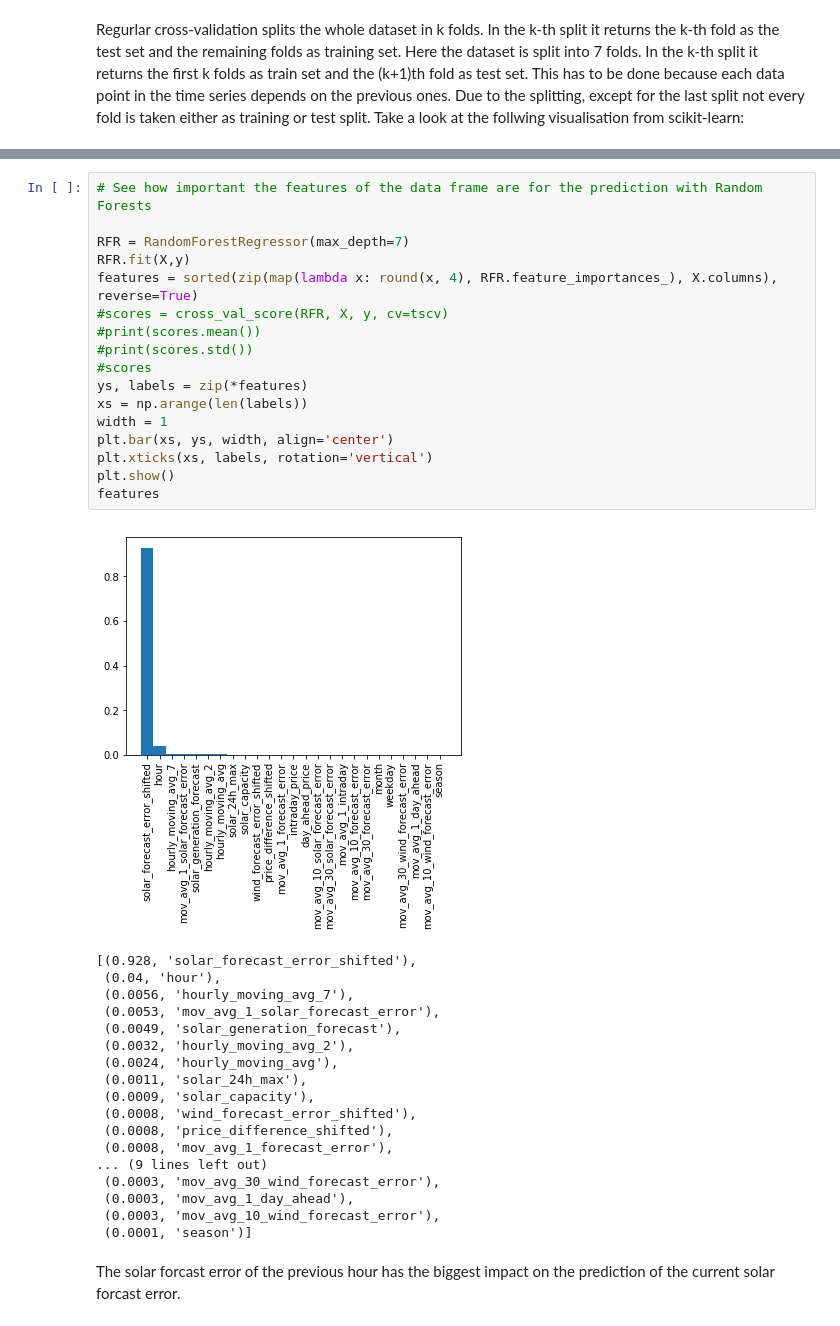
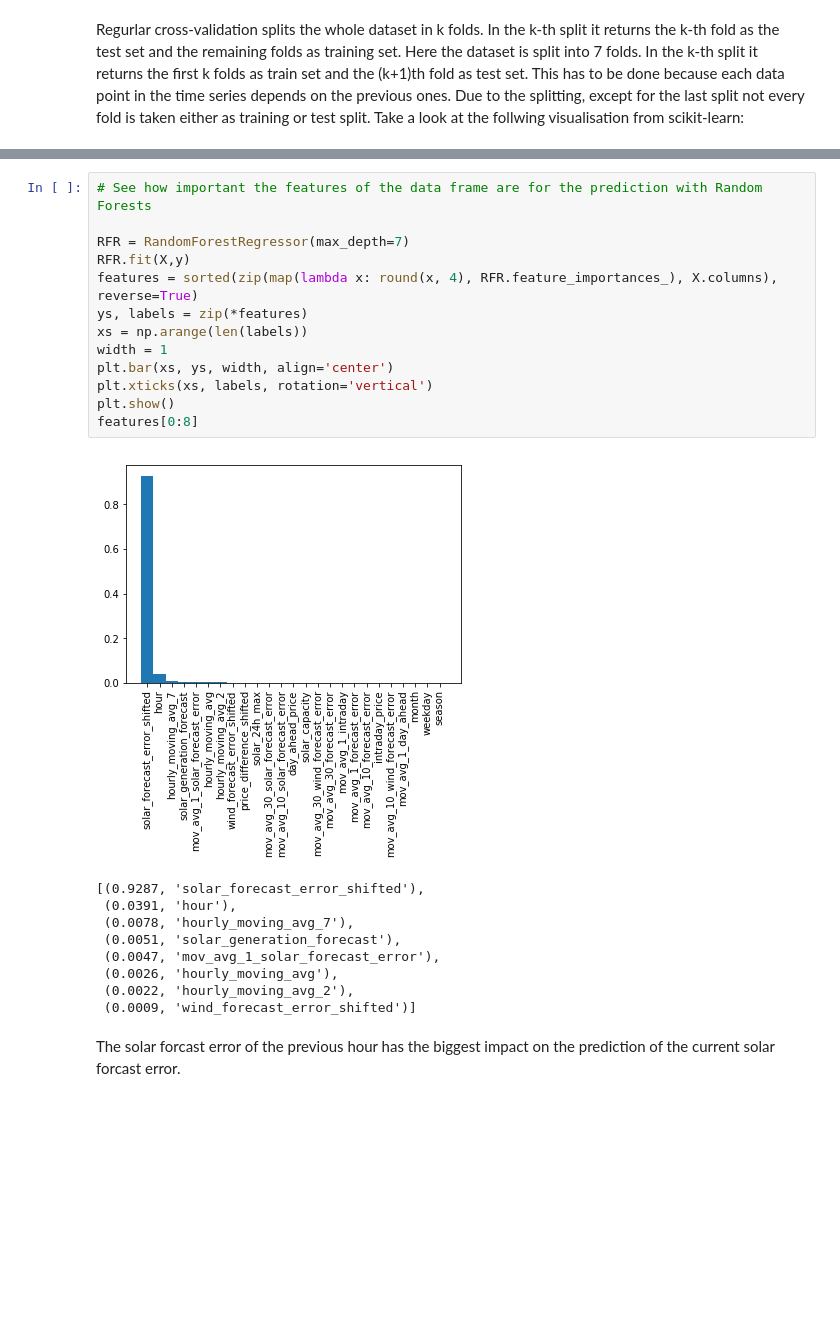
Before and after one commit to mauricepohl/pandas, a Jupyter notebook: 03_modeling/Estimating_forecast_error_Jan.ipynb, the cells around one changed output, grey strips where cells are left out. Cells and saved outputs as stored; diff of their text form; blank space fills up the shorter version.

```diff
--- a/03_modeling/Estimating_forecast_error_Jan.ipynb
+++ b/03_modeling/Estimating_forecast_error_Jan.ipynb
@@ -205,38 +234,25 @@ Done!
 # %%
 # See how important the features of the data frame are for the prediction with Random Forests
 
 RFR = RandomForestRegressor(max_depth=7)
 RFR.fit(X,y)
 features = sorted(zip(map(lambda x: round(x, 4), RFR.feature_importances_), X.columns), reverse=True)
-#scores = cross_val_score(RFR, X, y, cv=tscv)
-#print(scores.mean())
-#print(scores.std())
-#scores
 ys, labels = zip(*features)
 xs = np.arange(len(labels))
 width = 1
 plt.bar(xs, ys, width, align='center')
 plt.xticks(xs, labels, rotation='vertical')
 plt.show()
-features
+features[0:8]
 # %% [output]
-[figure, old version]
+[figure, new version]
-[(0.928, 'solar_forecast_error_shifted'),
- (0.04, 'hour'),
- (0.0056, 'hourly_moving_avg_7'),
- (0.0053, 'mov_avg_1_solar_forecast_error'),
- (0.0049, 'solar_generation_forecast'),
- (0.0032, 'hourly_moving_avg_2'),
- (0.0024, 'hourly_moving_avg'),
- (0.0011, 'solar_24h_max'),
- (0.0009, 'solar_capacity'),
- (0.0008, 'wind_forecast_error_shifted'),
- (0.0008, 'price_difference_shifted'),
- (0.0008, 'mov_avg_1_forecast_error'),
-... (9 lines left out)
- (0.0003, 'mov_avg_30_wind_forecast_error'),
- (0.0003, 'mov_avg_1_day_ahead'),
- (0.0003, 'mov_avg_10_wind_forecast_error'),
- (0.0001, 'season')]
+[(0.9287, 'solar_forecast_error_shifted'),
+ (0.0391, 'hour'),
+ (0.0078, 'hourly_moving_avg_7'),
+ (0.0051, 'solar_generation_forecast'),
+ (0.0047, 'mov_avg_1_solar_forecast_error'),
+ (0.0026, 'hourly_moving_avg'),
+ (0.0022, 'hourly_moving_avg_2'),
+ (0.0009, 'wind_forecast_error_shifted')]
 # %% [markdown]
 The solar forcast error of the previous hour has the biggest impact on the prediction of the current solar forcast error.
```
Also changed, not shown: parts of 23 cells of this notebook.
